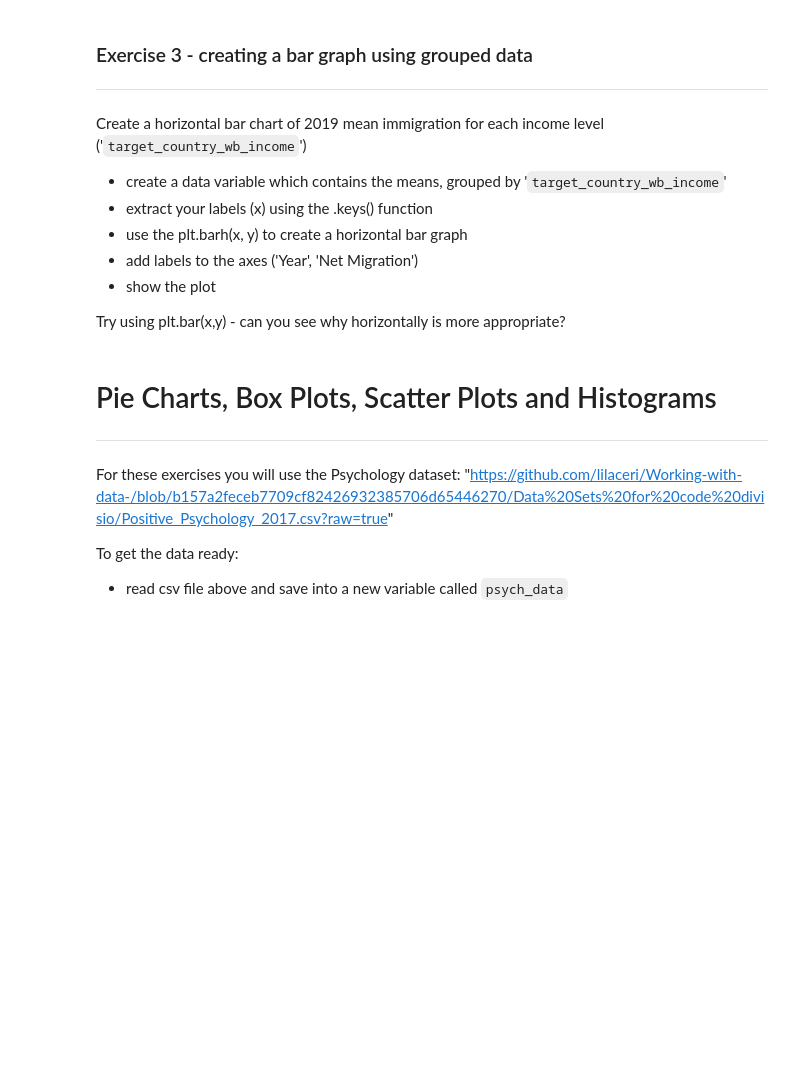
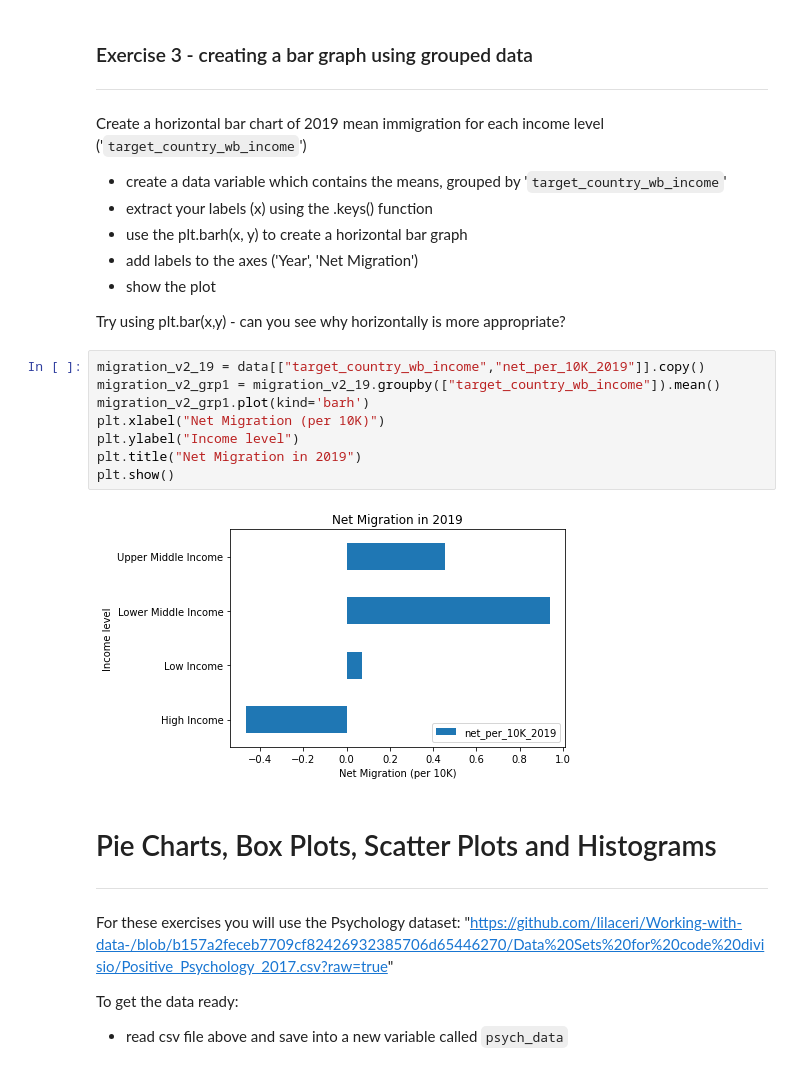
Before and after one commit to JaySanthanam/Programming-for-data, a Jupyter notebook: Worksheets/7_1_Visualisation_with_matplotlib.ipynb, the cells around one changed output. Cells and saved outputs as stored; diff of their text form; blank space fills up the shorter version.

```diff
--- a/Worksheets/7_1_Visualisation_with_matplotlib.ipynb
+++ b/Worksheets/7_1_Visualisation_with_matplotlib.ipynb
@@ -166,6 +166,16 @@ Create a horizontal bar chart of 2019 mean immigration for each income level ('`
 * show the plot
 
 Try using plt.bar(x,y) - can you see why horizontally is more appropriate?
+# %%
+migration_v2_19 = data[["target_country_wb_income","net_per_10K_2019"]].copy()
+migration_v2_grp1 = migration_v2_19.groupby(["target_country_wb_income"]).mean()
+migration_v2_grp1.plot(kind='barh')
+plt.xlabel("Net Migration (per 10K)")
+plt.ylabel("Income level")
+plt.title("Net Migration in 2019")
+plt.show()
+# %% [output]
+[figure, added]
 # %% [markdown]
 # Pie Charts, Box Plots, Scatter Plots and Histograms
 ---
```
